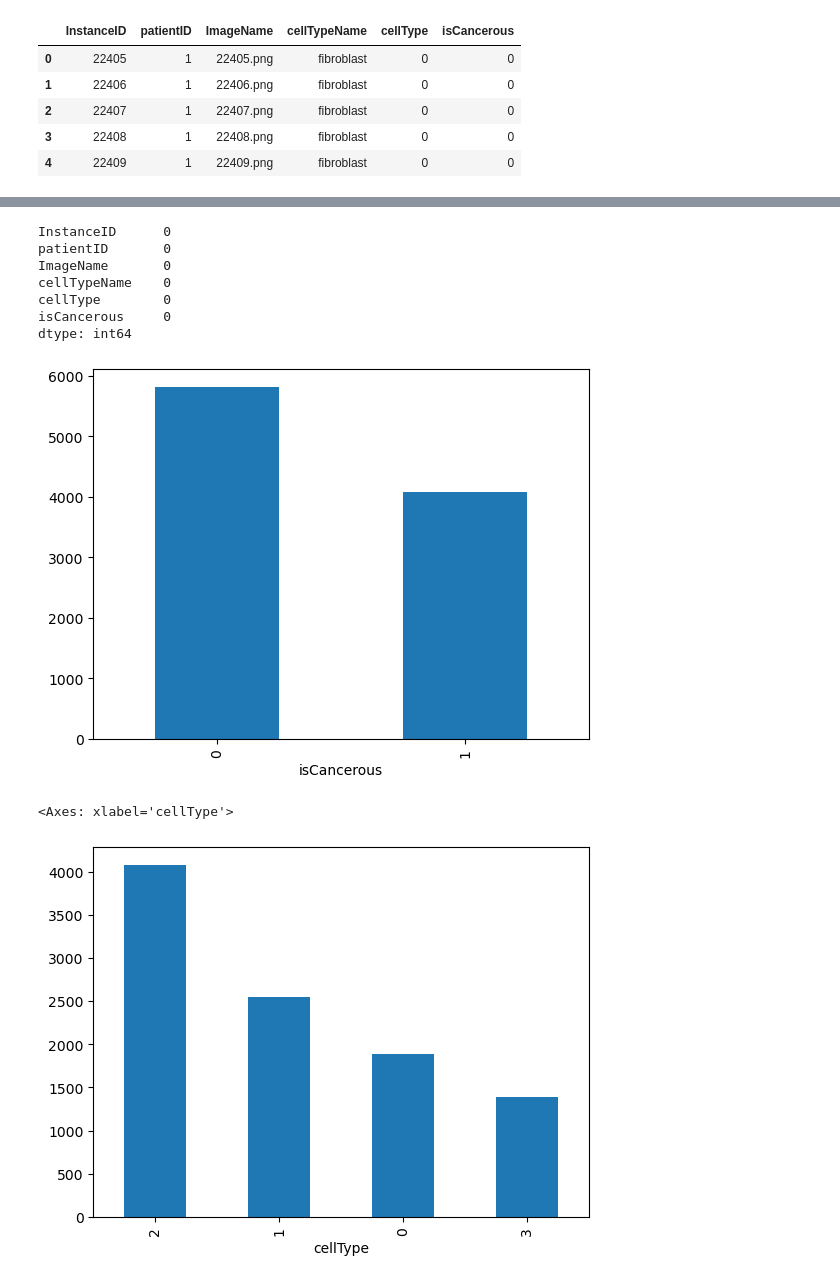
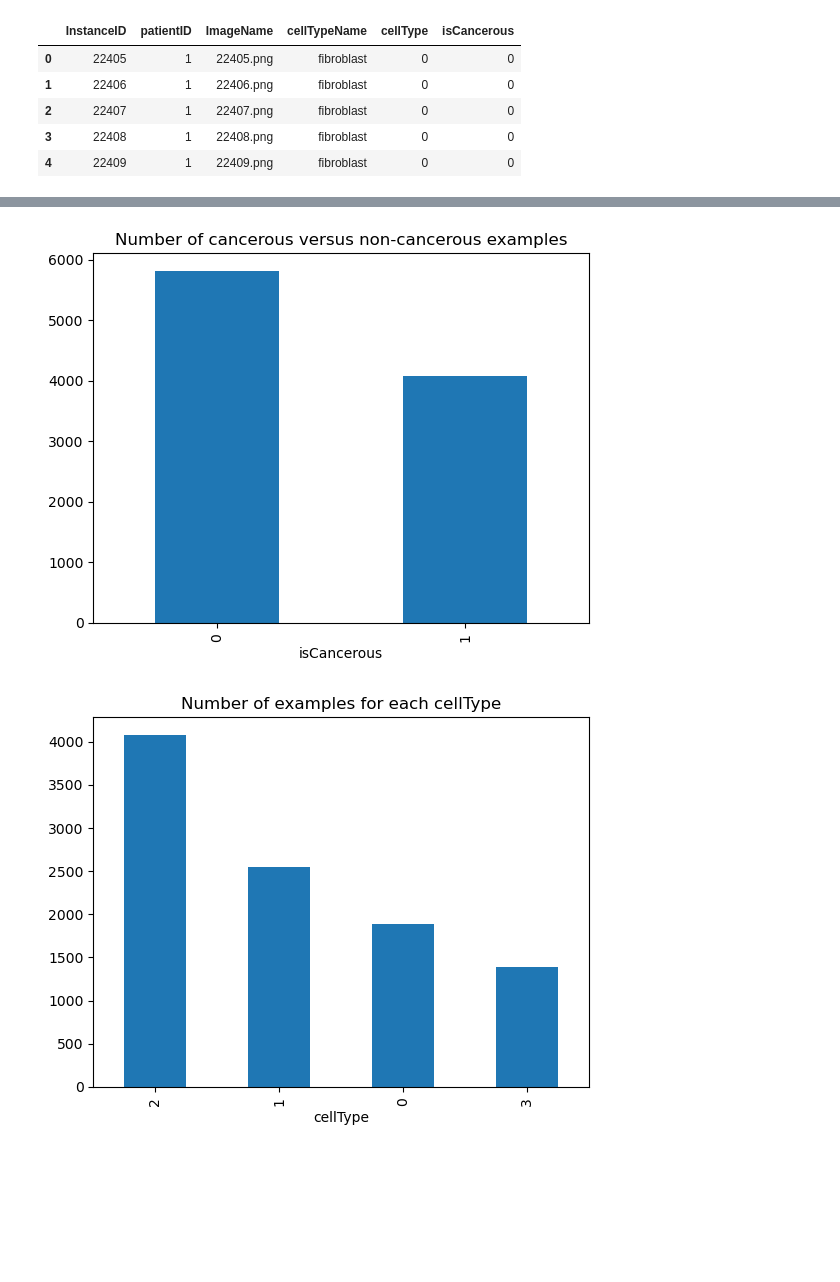
Before and after one commit to aitiab/ML_Assignment2, a Jupyter notebook: Assignment2.ipynb, the cells around one changed output, grey strips where cells are left out. Saved outputs shown, nothing was run; the diff lists cells and outputs as text; code cells hidden in the pictures; blank space fills up the shorter version.

Commit message:
Fixed up plots and stuff

```diff
--- a/Assignment2.ipynb
+++ b/Assignment2.ipynb
@@ -36,18 +41,11 @@ memory usage: 464.0+ KB
-# %%
-data['isCancerous'].value_counts().plot(kind='bar')
-
-data.isnull().sum()
-# %% [output]
-InstanceID      0
-patientID       0
-ImageName       0
-cellTypeName    0
-cellType        0
-isCancerous     0
-dtype: int64
-[figure, removed]
 # %%
-data['cellType'].value_counts().plot(kind='bar')
+
+data['isCancerous'].value_counts().plot(kind='bar', title='Number of cancerous versus non-cancerous examples')
+plt.show()
+data['cellType'].value_counts().plot(kind='bar', title='Number of examples for each cellType')
+plt.show()
+data[data['isCancerous'] == 1]['cellTypeName'].value_counts().plot(kind='bar', title='Number of each cellType that is cancerous')
+plt.show()
 # %% [output]
-<Axes: xlabel='cellType'>
-[figure, old version]
+[figure, new version]
+[figure, added]
```
Also changed, not shown: parts of 7 cells of this notebook.
